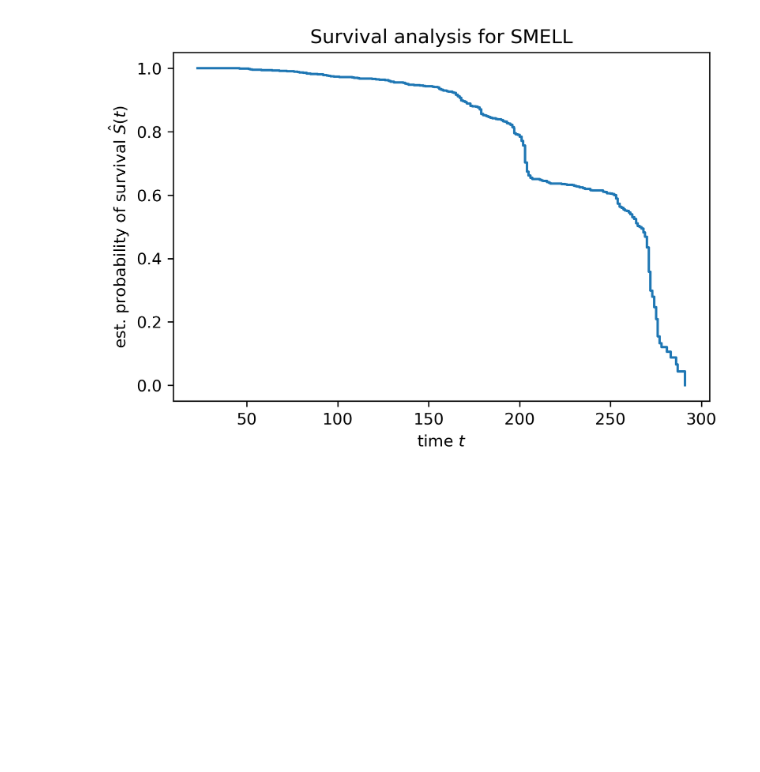
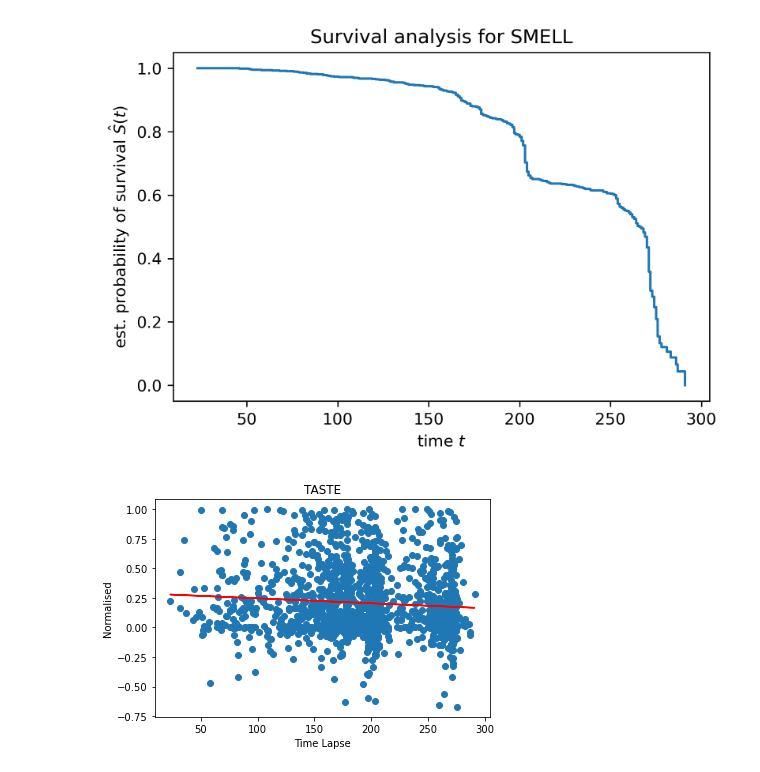
Before and after one commit to seyhuni/GCCR03_Aim01_PT, a Jupyter notebook: aim1_updated_HY_1703.ipynb, the cells around one changed output. Cells and saved outputs as stored; diff of their text form; code cells hidden in the pictures; blank space fills up the shorter version.

```diff
--- a/aim1_updated_HY_1703.ipynb
+++ b/aim1_updated_HY_1703.ipynb
@@ -111,0 +116,15 @@ plt.show()
+# %%
+X = np.array(data.SurveyTimeLapse).reshape(-1, 1)
+Y = np.array((data['Taste_before_illness']/data['Taste_before_illness']) - (data['Taste_current']/data['Taste_before_illness']))
+linear_regressor = LinearRegression()
+linear_regressor.fit(X, Y)  # linear regression
+Y_pred = linear_regressor.predict(X)  # predictions
+# %%
+plt.scatter(X, Y)
+plt.plot(X, Y_pred, color='red')
+plt.ylabel("Normalised")
+plt.xlabel("Time Lapse")
+plt.title("TASTE")
+plt.show()
+# %% [output]
+[figure, added]
```
Also changed, not shown: parts of 7 cells of this notebook.
